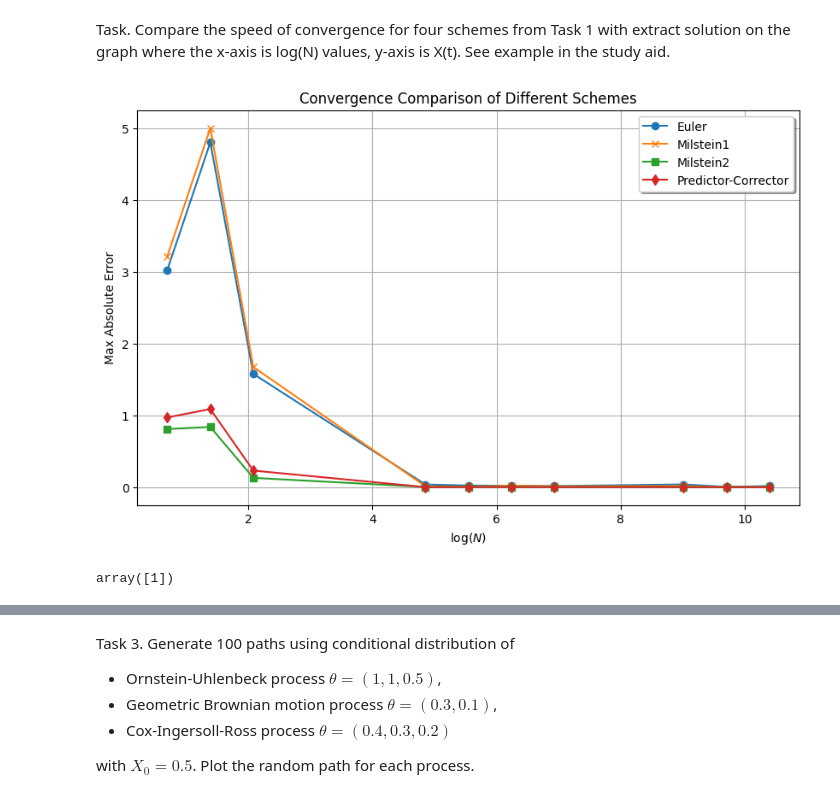
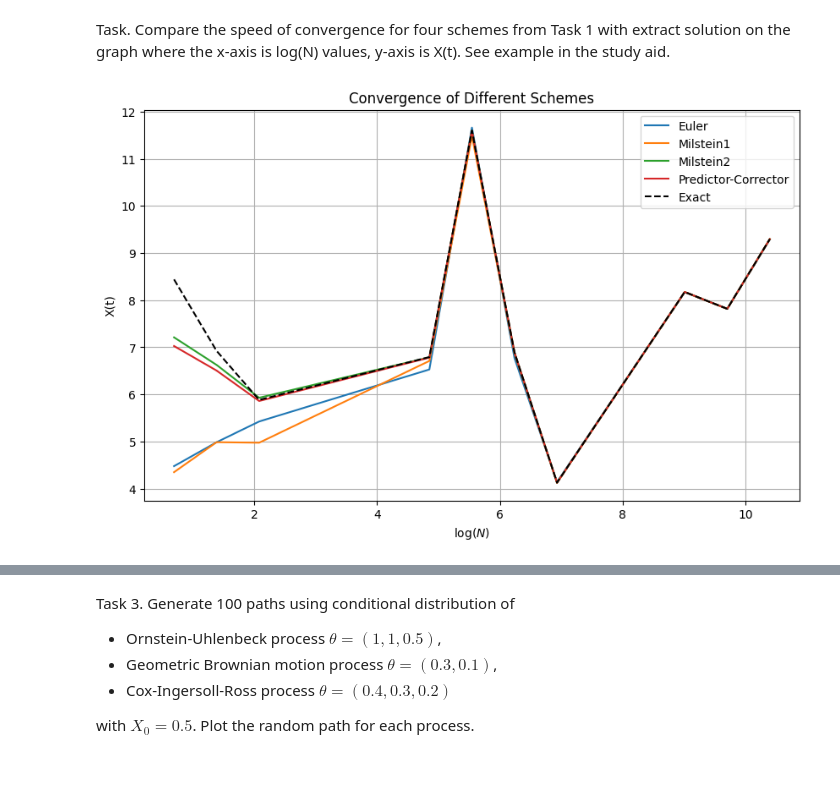
Before and after one commit to AstemirGongapshev/SSP_Sirius, a Jupyter notebook: lab3_SPP.ipynb, the cells around one changed output, grey strips where cells are left out. Saved outputs shown, nothing was run; the diff lists cells and outputs as text; code cells hidden in the pictures; blank space fills up the shorter version.

```diff
--- a/lab3_SPP.ipynb
+++ b/lab3_SPP.ipynb
@@ -554,76 +554,59 @@ plt.show()
 # %% [markdown]
 Task. Compare the speed of convergence for four schemes from Task 1 with extract solution on the graph where the x-axis is  log(N) values, y-axis is  X(t). See example in the study aid.
 # %%
-
-def compute_errors_for_schemes(N, T, params, Nx, init_state):
+def compute_processes_for_schemes(N, T, params, Nx, init_state):
 
     dwt = np.random.normal(0, 1, size=(N, Nx)) * np.sqrt(T / N)
 
-
     BSMp = BSMprocess(params, T, Nx, N, init_state)
 
-
     t_data, x_exact = BSMp.ExactSolution(dwt)
-
-
     _, x_euler = BSMp.EulerSolution(dwt)
     _, x_milstein1 = BSMp.Milstein1Solution(dwt)
     _, x_milstein2 = BSMp.Milstein2Solution(dwt)
     _, x_predictor = BSMp.PredictorCorrectorSolution(dwt, 1/2, 1/2)
 
-
-    max_diff_euler = np.max(np.abs(x_exact - x_euler))
-    max_diff_milstein1 = np.max(np.abs(x_exact - x_milstein1))
-    max_diff_milstein2 = np.max(np.abs(x_exact - x_milstein2))
-    max_diff_predictor = np.max(np.abs(x_exact - x_predictor))
-
     return {
         'N': N,
-        'Euler': max_diff_euler,
-        'Milstein1': max_diff_milstein1,
-        'Milstein2': max_diff_milstein2,
-        'PredictorCorrector': max_diff_predictor
+        'Euler': x_euler[-1],
+        'Milstein1': x_milstein1[-1],
+        'Milstein2': x_milstein2[-1],
+        'PredictorCorrector': x_predictor[-1],
+        'Exact': x_exact[-1]
     }
-
 
 theta1 = 2
 theta2 = 0.5
 params = [theta1, theta2]
 T = 1
 Nx = 1
-init_state = init_state = np.ones(Nx) * 1.0
+init_state = np.ones(Nx) * 1.0
 
 N_values = [2, 4, 8, 128, 256, 512, 1024, 8192, 16384, 32768]
 
-
-results = Parallel(n_jobs=-1)(delayed(compute_errors_for_schemes)(N, T, params, Nx, init_state) for N in N_values)
+results = Parallel(n_jobs=-1)(delayed(compute_processes_for_schemes)(N, T, params, Nx, init_state) for N in N_values)
 
 
-errors_euler = [result['Euler'] for result in results]
-errors_milstein1 = [result['Milstein1'] for result in results]
-errors_milstein2 = [result['Milstein2'] for result in results]
-errors_predictor = [result['PredictorCorrector'] for result in results]
-
+euler_processes = [result['Euler'] for result in results]
+milstein1_processes = [result['Milstein1'] for result in results]
+milstein2_processes = [result['Milstein2'] for result in results]
+predictor_processes = [result['PredictorCorrector'] for result in results]
+exact_processes = [result['Exact'] for result in results]
 
 log_N_values = np.log(N_values)
 
+plt.figure(figsize=(10, 6))
+plt.plot(log_N_values, euler_processes, label='Euler')
+plt.plot(log_N_values, milstein1_processes, label='Milstein1')
+plt.plot(log_N_values, milstein2_processes, label='Milstein2')
+plt.plot(log_N_values, predictor_processes, label='Predictor-Corrector')
+plt.plot(log_N_values, exact_processes, label='Exact', linestyle='--', color='black')
 
-plt.figure(figsize=(10, 6))
-plt.plot(log_N_values, errors_euler, label='Euler', marker='o')
-plt.plot(log_N_values, errors_milstein1, label='Milstein1', marker='x')
-plt.plot(log_N_values, errors_milstein2, label='Milstein2', marker='s')
-plt.plot(log_N_values, errors_predictor, label='Predictor-Corrector', marker='d')
-
-
-plt.title('Convergence Comparison of Different Schemes')
+plt.title('Convergence of Different Schemes')
 plt.xlabel(r'$\log(N)$')
-plt.ylabel('Max Absolute Error')
-plt.legend(loc='best', fancybox=True, shadow=True)
+plt.ylabel('X(t)')
+plt.legend(loc='best')
 plt.grid(True)
 plt.show()
 # %% [output]
-[figure, old version]
+[figure, new version]
-# %%
-np.array([1])
-# %% [output]
-array([1])
```
Also changed, not shown: parts of 13 cells of this notebook, 1 other file.
